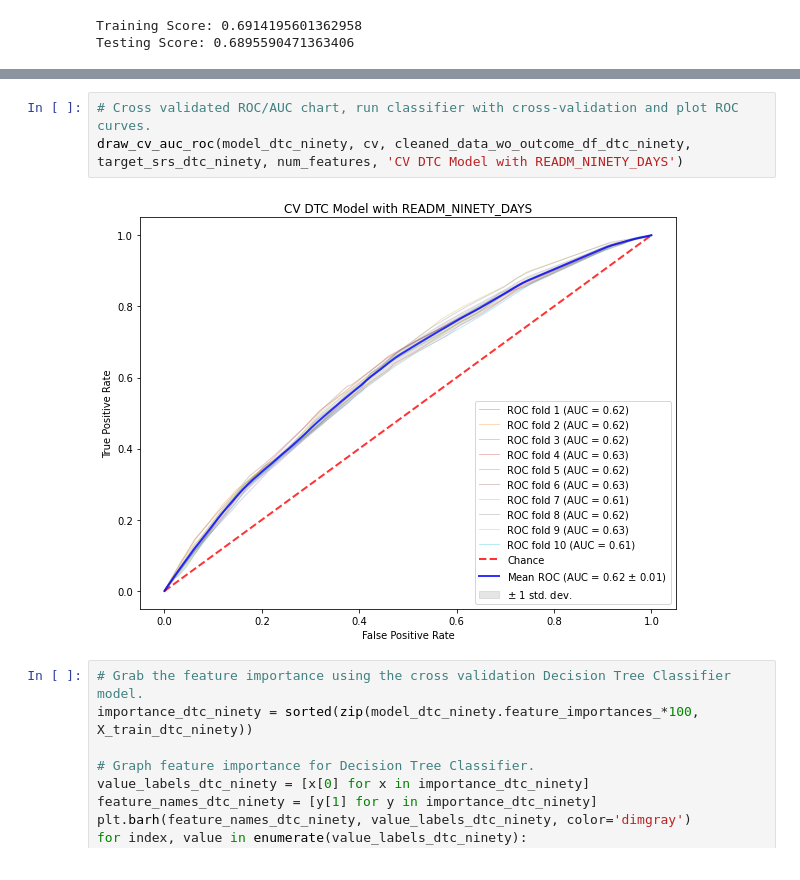
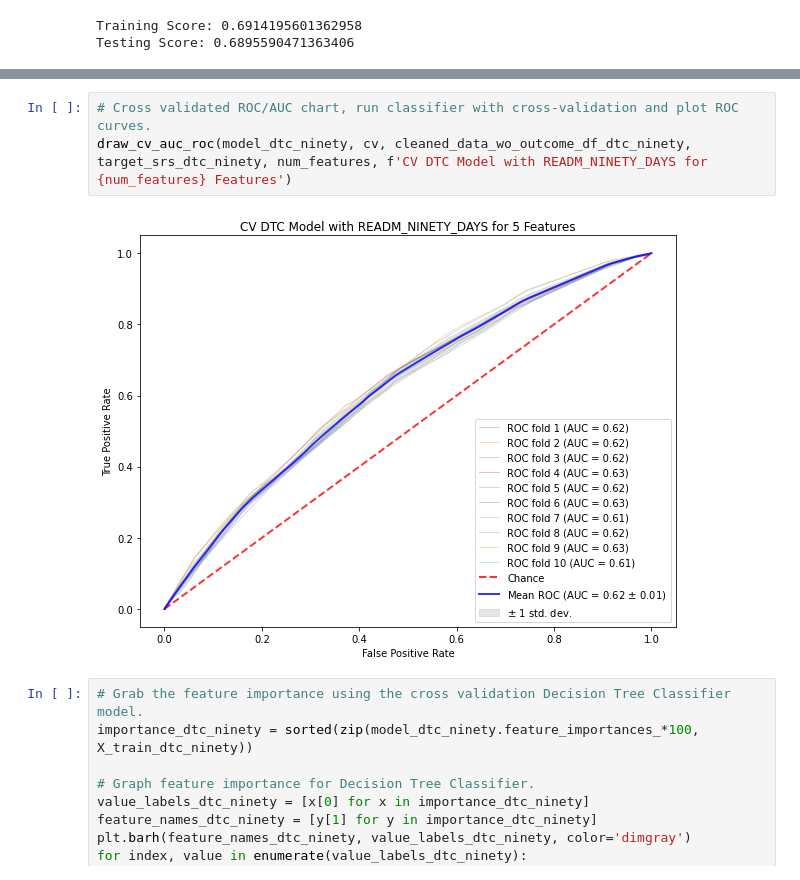
Before and after one commit to Autonomousse/UCSD_NRD_2017, a Jupyter notebook: NRD_2013_ML_Final_5_Features_SP.ipynb, the cells around one changed output, grey strips where cells are left out. Cells and saved outputs as stored; diff of their text form.

```diff
--- a/NRD_2013_ML_Final_5_Features_SP.ipynb
+++ b/NRD_2013_ML_Final_5_Features_SP.ipynb
@@ -1312,8 +1312,8 @@ scores_df_dtc_ninety
 # %%
 # Cross validated ROC/AUC chart, run classifier with cross-validation and plot ROC curves.
-draw_cv_auc_roc(model_dtc_ninety, cv, cleaned_data_wo_outcome_df_dtc_ninety, target_srs_dtc_ninety, num_features, 'CV DTC Model with READM_NINETY_DAYS')
+draw_cv_auc_roc(model_dtc_ninety, cv, cleaned_data_wo_outcome_df_dtc_ninety, target_srs_dtc_ninety, num_features, f'CV DTC Model with READM_NINETY_DAYS for {num_features} Features')
 # %% [output]
-[figure, old version]
+[figure, new version]
 # %%
 # Grab the feature importance using the cross validation Decision Tree Classifier model.
 importance_dtc_ninety = sorted(zip(model_dtc_ninety.feature_importances_*100, X_train_dtc_ninety))
```
Also changed, not shown: parts of 17 cells of this notebook, 2 other files.
